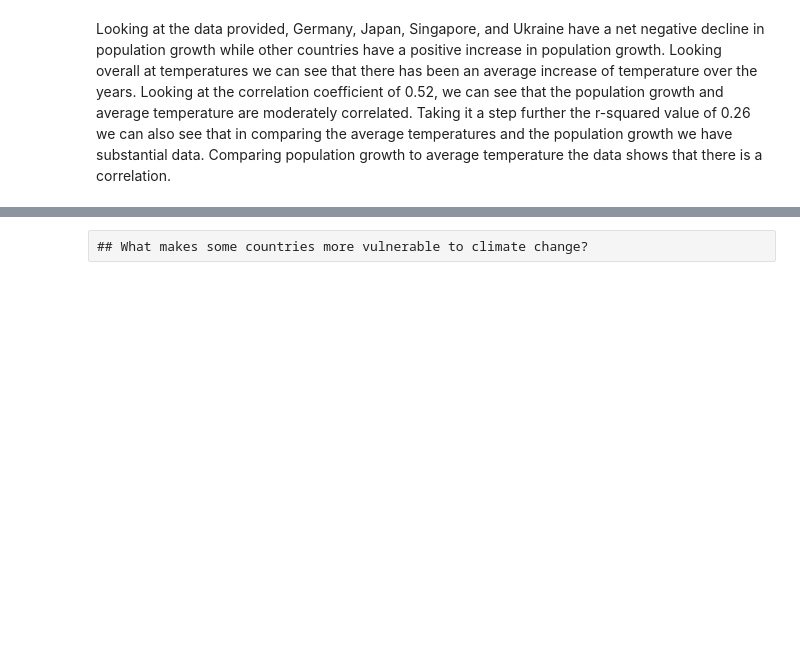
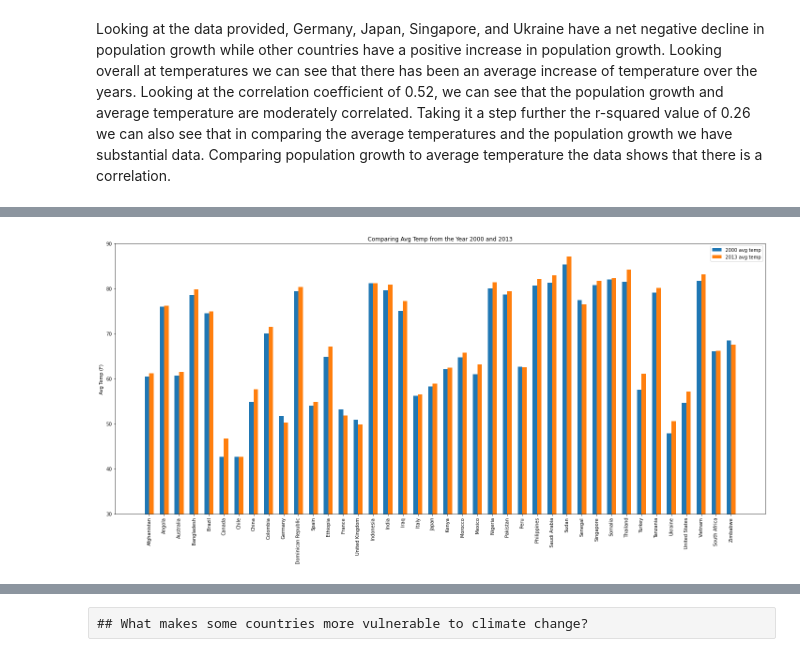
Before and after one commit to moriahtaylor1/climate-change-analysis, a Jupyter notebook: Analysis-Final.ipynb, the cells around one changed output, grey strips where cells are left out. Cells and saved outputs as stored; diff of their text form; code cells hidden in the pictures; blank space fills up the shorter version.

```diff
--- a/Analysis-Final.ipynb
+++ b/Analysis-Final.ipynb
@@ -117,0 +320,14 @@ popgrowth
+# %%
+# Study data files
+question4_df_path = "data/question4_df.csv"
+disasters_clean_path = "data/disasters_clean.csv"
+
+# Read the mouse data and the study results
+question4_dfdata = pd.read_csv(question4_df_path)
+disasters_cleandata   = pd.read_csv(disasters_clean_path)
+
+# Combine the data into a single dataset
+combined_q4_data = pd.merge(question4_dfdata, disasters_cleandata, on="iso")
+
+# Display the data table for preview
+combined_q4_data
@@ -117,0 +348,4 @@ popgrowth
+# %%
+#Check what countries
+unique_countries = question4_dfdata['country'].unique()
+unique_countries
@@ -117,0 +373,27 @@ popgrowth
+# %%
+#Separate data into labels, avgtemp_2000 and avgtemp_2013
+labels = unique_countries
+avgtemp_2000 = question4_dfdata[question4_dfdata['year']==2000]['avg_temp_f'].unique()
+avgtemp_2013 = question4_dfdata[question4_dfdata['year']==2013]['avg_temp_f'].unique()
+
+#Create label locations and width of bars
+x = np.arange(len(labels))
+width = 0.3
+
+fig, ax = plt.subplots(figsize=(20,10))
+rects1 = ax.bar(x - width/2, avgtemp_2000, width, label='2000 avg temp')
+rects2 = ax.bar(x + width/2, avgtemp_2013, width, label='2013 avg temp')
+
+#Add some labels and customize
+ax.set_ylabel('Avg Temp (F)')
+ax.set_title('Comparing Avg Temp from the Year 2000 and 2013')
+ax.set_xticks(x)
+ax.set_xticklabels(labels, rotation=90)
+ax.legend()
+ax.set_ylim(30,90)
+
+fig.tight_layout()
+plt.savefig("Final-Images/AvgTemp_per_country.png")
+plt.show()
+# %% [output]
+[figure, added]
```
Also changed, not shown: parts of 33 cells of this notebook.
